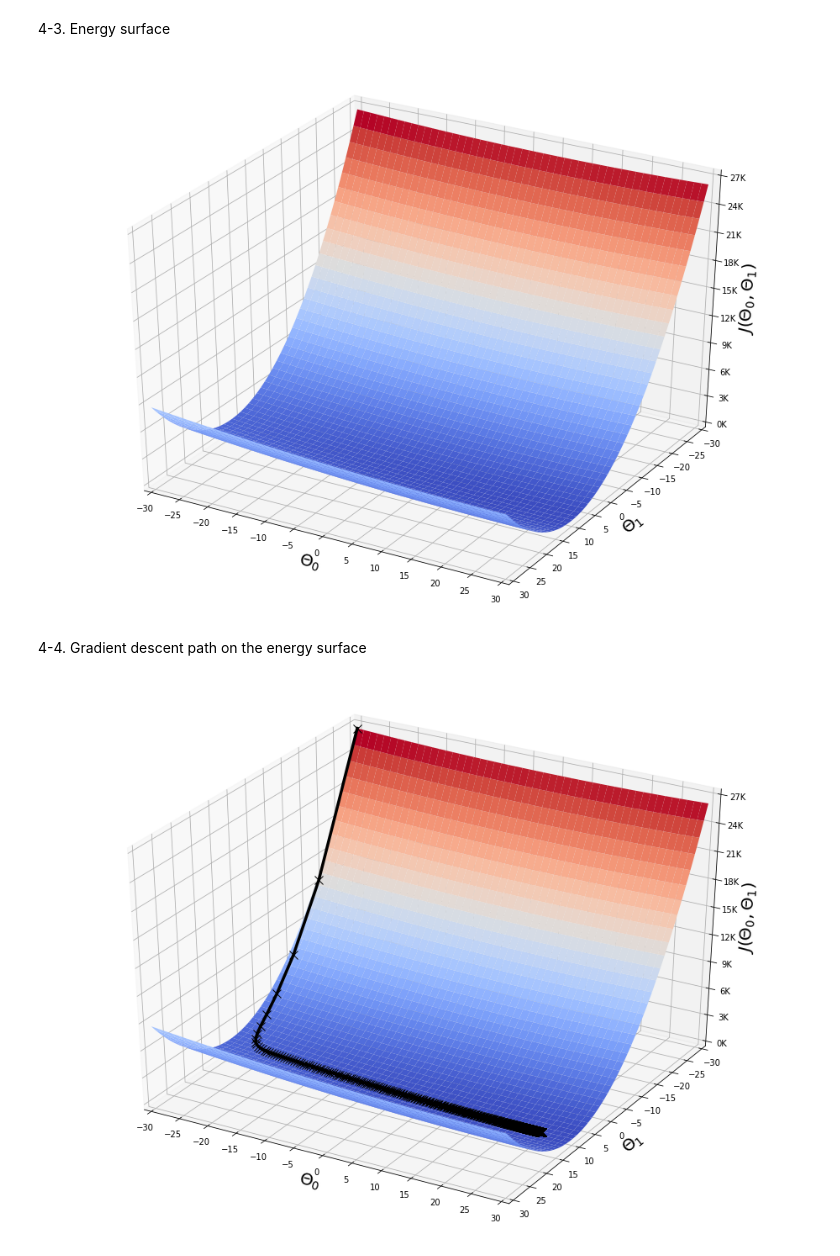
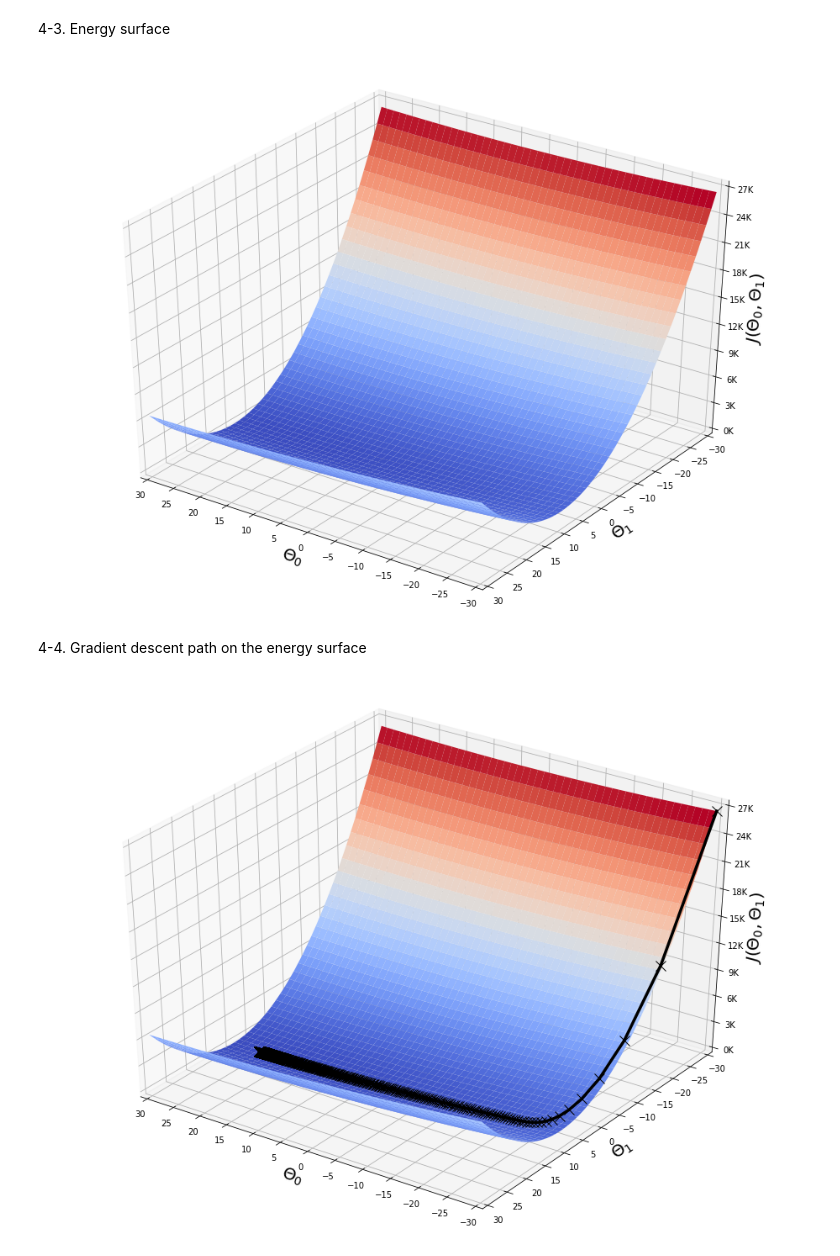
Before and after one commit to ihooni/class-MachineLearning, a Jupyter notebook: 03/assignment-03.ipynb, the cells around one changed output. Cells and saved outputs as stored; diff of their text form; code cells hidden in the pictures.

Commit message:
chore: change surface plotting

```diff
--- a/03/assignment-03.ipynb
+++ b/03/assignment-03.ipynb
@@ -97,6 +97,7 @@ plt.show()
 # %%
 from matplotlib import cm
 from matplotlib.ticker import LinearLocator, FuncFormatter
+from mpl_toolkits.mplot3d import Axes3D
 
 # make range variables of theta
 theta_0_ticks = np.arange(-30, 30, 0.1)
@@ -121,7 +122,7 @@ ax.set_ylabel('$\Theta_1$', fontsize=20)
 ax.set_zlabel('$J(\Theta_0, \Theta_1)$', fontsize=20)
 
 ax.set_xlim(-30, 30)
-ax.set_ylim(30, -30)
+ax.set_ylim(-30, 30)
 ax.set_zlim(0, 27000)
 
 ax.xaxis.set_major_locator(LinearLocator(13))
@@ -129,35 +130,35 @@ ax.yaxis.set_major_locator(LinearLocator(13))
 ax.zaxis.set_major_locator(LinearLocator(10))
 ax.zaxis.set_major_formatter(FuncFormatter(lambda x, pos: '%dK' % (x/1000)))
 
-ax.view_init(33)
+ax.view_init(35, 125)
 
 plt.show()
 # %% [output]
-[figure, old version]
+[figure, new version]
 # %% [markdown]
 4-4. Gradient descent path on the energy surface
 # %%
 fig = plt.figure(figsize=(16, 12))
 ax = fig.gca(projection='3d')
 
 ax.plot_surface(theta_0_ticks, theta_1_ticks, energy_values, cmap=cm.coolwarm, linewidth=0, zorder=0)
-ax.plot(history['theta_0'], history['theta_1'], history['energy'], 'k-', marker='x', linewidth=3.5, markersize=10, zorder=10)
+ax.plot(history['theta_0'], history['theta_1'], history['energy'], 'k-', marker='x', linewidth=3.5, markersize=12, zorder=10)
 
 ax.set_xlabel('$\Theta_0$', fontsize=20)
 ax.set_ylabel('$\Theta_1$', fontsize=20)
 ax.set_zlabel('$J(\Theta_0, \Theta_1)$', fontsize=20)
 
 ax.set_xlim(-30, 30)
-ax.set_ylim(30, -30)
+ax.set_ylim(-30, 30)
 ax.set_zlim(0, 27000)
 
 ax.xaxis.set_major_locator(LinearLocator(13))
 ax.yaxis.set_major_locator(LinearLocator(13))
 ax.zaxis.set_major_locator(LinearLocator(10))
 ax.zaxis.set_major_formatter(FuncFormatter(lambda x, pos: '%dK' % (x/1000)))
 
-ax.view_init(33)
+ax.view_init(35, 125)
 
 plt.show()
 # %% [output]
-[figure, old version]
+[figure, new version]
```
Also changed, not shown: parts of 1 cell of this notebook.
